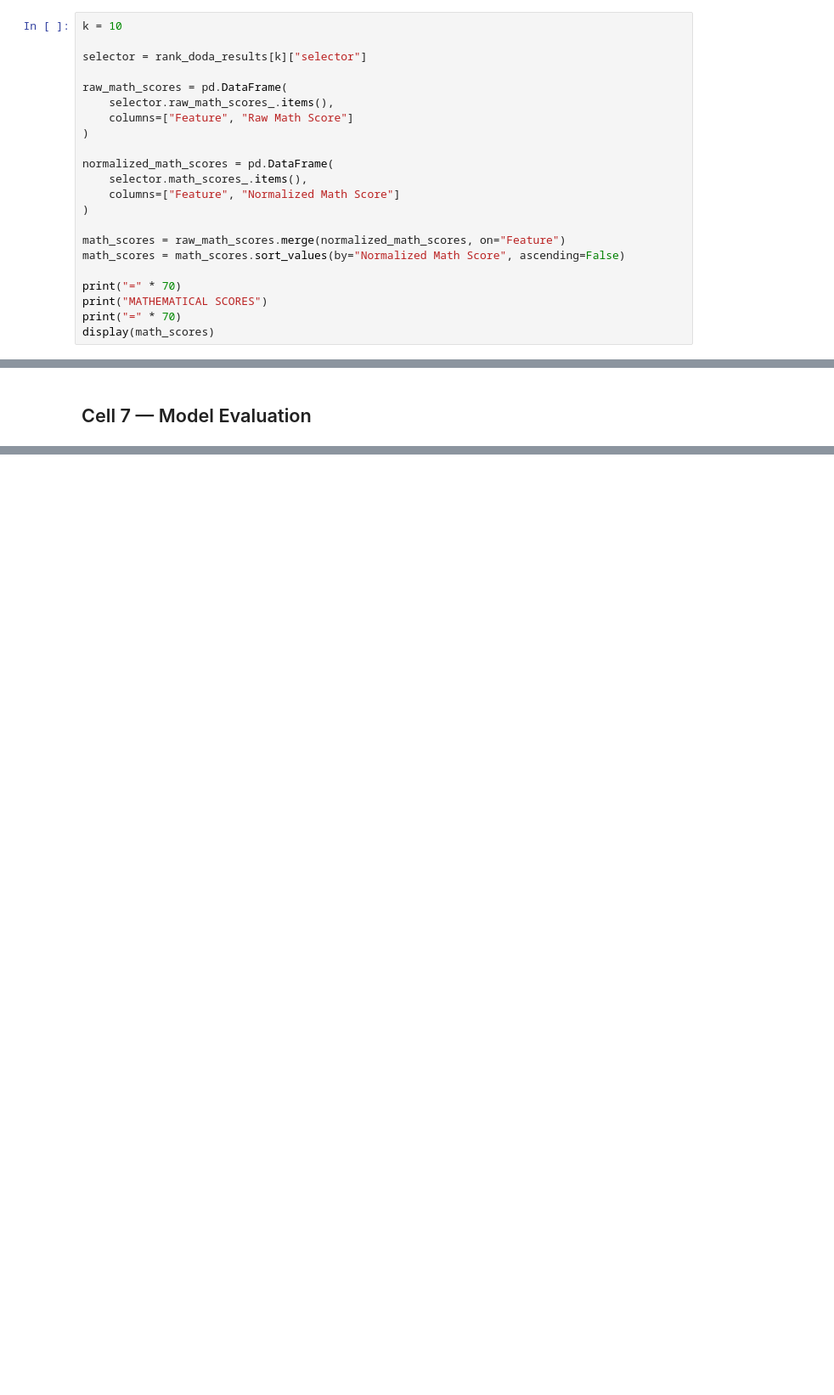
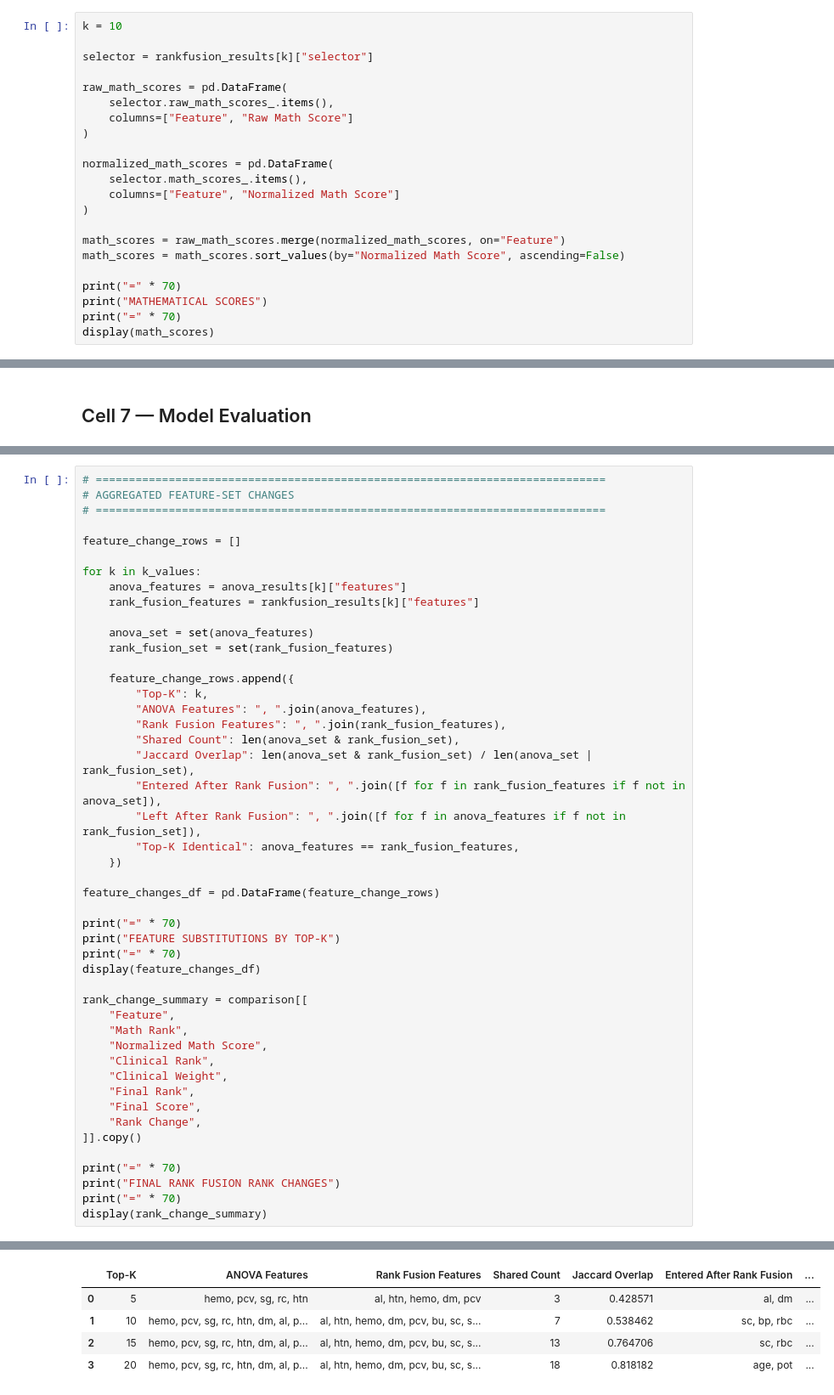
Before and after one commit to anandha-3679/msc_research, a Jupyter notebook: notebooks/angel/CKD/ckd_anova.ipynb, the cells around one changed output, grey strips where cells are left out. Shown at 85% size. Cells and saved outputs as stored; diff of their text form; blank space fills up the shorter version.

```diff
--- a/notebooks/angel/CKD/ckd_anova.ipynb
+++ b/notebooks/angel/CKD/ckd_anova.ipynb
@@ -683,7 +683,7 @@ This remains exactly the same, because Rank Fusion does not change how the mathe
 # %%
 k = 10
 
-selector = rank_doda_results[k]["selector"]
+selector = rankfusion_results[k]["selector"]
 
 raw_math_scores = pd.DataFrame(
     selector.raw_math_scores_.items(),
@@ -982,0 +1091,48 @@ Top-K Same: False
+# %%
+# =============================================================================
+# AGGREGATED FEATURE-SET CHANGES
+# =============================================================================
+
+feature_change_rows = []
+
+for k in k_values:
+    anova_features = anova_results[k]["features"]
+    rank_fusion_features = rankfusion_results[k]["features"]
+
+    anova_set = set(anova_features)
+    rank_fusion_set = set(rank_fusion_features)
+
+    feature_change_rows.append({
+        "Top-K": k,
+        "ANOVA Features": ", ".join(anova_features),
+        "Rank Fusion Features": ", ".join(rank_fusion_features),
+        "Shared Count": len(anova_set & rank_fusion_set),
+        "Jaccard Overlap": len(anova_set & rank_fusion_set) / len(anova_set | rank_fusion_set),
+        "Entered After Rank Fusion": ", ".join([f for f in rank_fusion_features if f not in anova_set]),
+        "Left After Rank Fusion": ", ".join([f for f in anova_features if f not in rank_fusion_set]),
+        "Top-K Identical": anova_features == rank_fusion_features,
+    })
+
+feature_changes_df = pd.DataFrame(feature_change_rows)
+
+print("=" * 70)
+print("FEATURE SUBSTITUTIONS BY TOP-K")
+print("=" * 70)
+display(feature_changes_df)
+
+rank_change_summary = comparison[[
+    "Feature",
+    "Math Rank",
+    "Normalized Math Score",
+    "Clinical Rank",
+    "Clinical Weight",
+    "Final Rank",
+    "Final Score",
+    "Rank Change",
+]].copy()
+
+print("=" * 70)
+print("FINAL RANK FUSION RANK CHANGES")
+print("=" * 70)
+display(rank_change_summary)
+# %% [output]
@@ -982,0 +1142,5 @@ Top-K Same: False
+|  | Top-K | ANOVA Features | Rank Fusion Features | Shared Count | Jaccard Overlap | Entered After Rank Fusion | ... |
+| 0 | 5 | hemo, pcv, sg, rc, htn | al, htn, hemo, dm, pcv | 3 | 0.428571 | al, dm | ... |
+| 1 | 10 | hemo, pcv, sg, rc, htn, dm, al, p... | al, htn, hemo, dm, pcv, bu, sc, s... | 7 | 0.538462 | sc, bp, rbc | ... |
+| 2 | 15 | hemo, pcv, sg, rc, htn, dm, al, p... | al, htn, hemo, dm, pcv, bu, sc, s... | 13 | 0.764706 | sc, rbc | ... |
+| 3 | 20 | hemo, pcv, sg, rc, htn, dm, al, p... | al, htn, hemo, dm, pcv, bu, sc, s... | 18 | 0.818182 | age, pot | ... |
```
Also changed, not shown: parts of 13 cells of this notebook, 2 other files.
